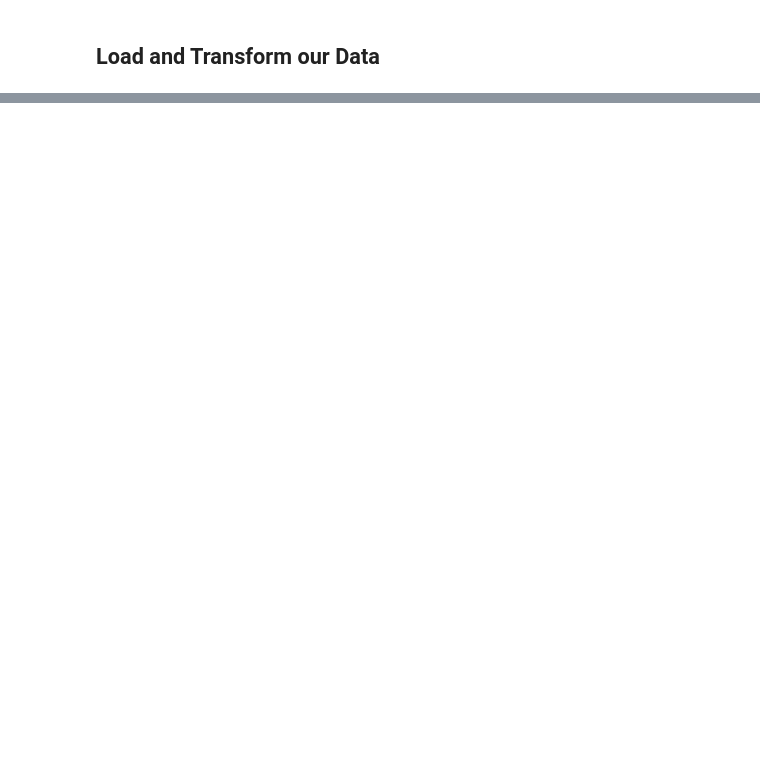
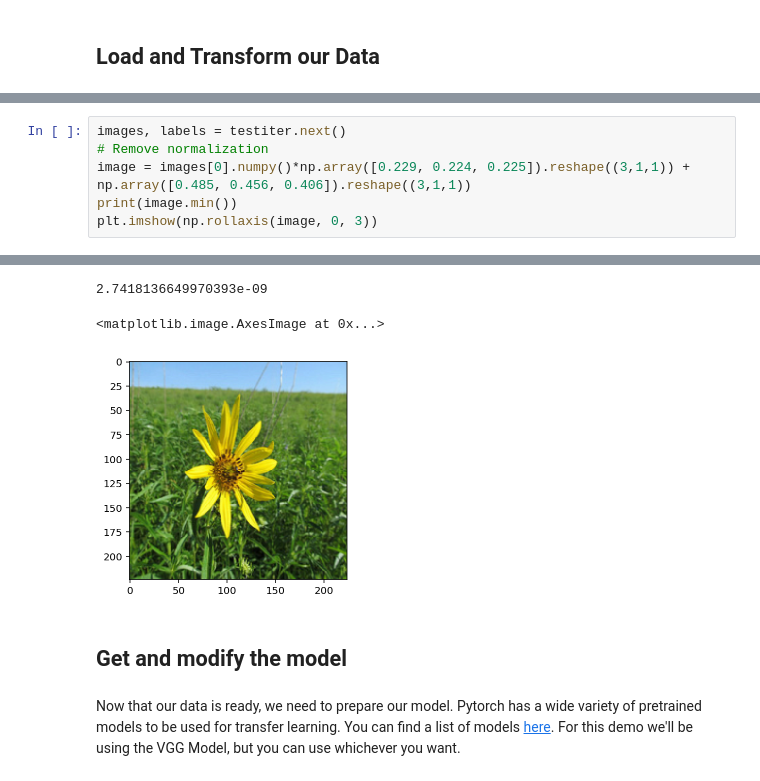
Before and after one commit to aristizabal95/jupyter-projects, a Jupyter notebook: Secured Transfer Learning/Secured Transfer Learning.ipynb, the cells around one changed output, grey strips where cells are left out. Saved outputs shown, nothing was run; the diff lists cells and outputs as text; blank space fills up the shorter version.

```diff
--- a/Secured Transfer Learning/Secured Transfer Learning.ipynb
+++ b/Secured Transfer Learning/Secured Transfer Learning.ipynb
@@ -108,0 +154,7 @@ The pretrained models expect the input data to have some properties (e.g. Widthx
+# %%
+images, labels = testiter.next()
+# Remove normalization
+image = images[0].numpy()*np.array([0.229, 0.224, 0.225]).reshape((3,1,1)) + np.array([0.485, 0.456, 0.406]).reshape((3,1,1))
+print(image.min())
+plt.imshow(np.rollaxis(image, 0, 3))
+# %% [output]
@@ -108,0 +162,7 @@ The pretrained models expect the input data to have some properties (e.g. Widthx
+2.7418136649970393e-09
+<matplotlib.image.AxesImage at 0x...>
+[figure, added]
+# %% [markdown]
+## Get and modify the model
+# %% [markdown]
+Now that our data is ready, we need to prepare our model. Pytorch has a wide variety of pretrained models to be used for transfer learning. You can find a list of models [here](https://pytorch.org/docs/stable/torchvision/models.html). For this demo we'll be using the VGG Model, but you can use whichever you want.
```
Also changed, not shown: parts of 15 cells of this notebook.
